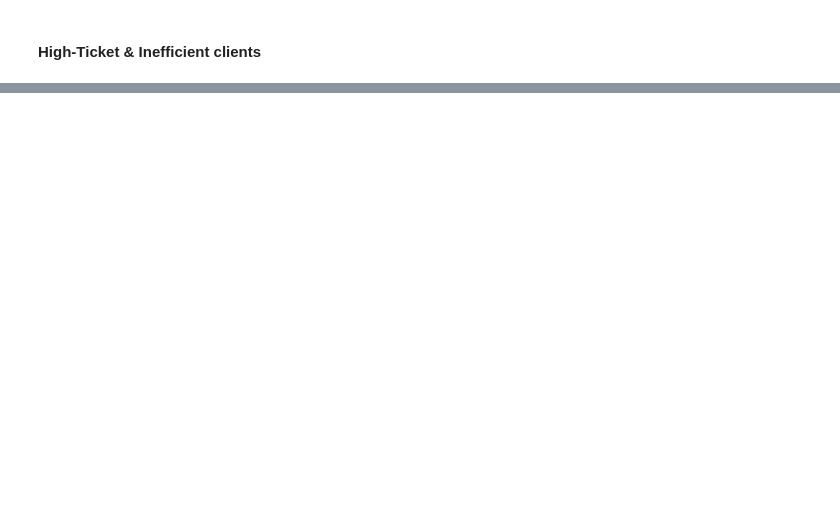
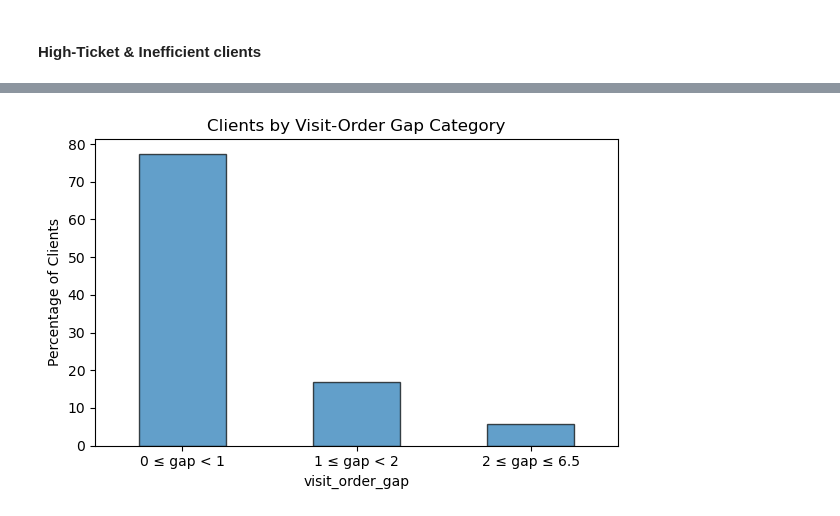
Before and after one commit to adriansotomora/capstone_project, a Jupyter notebook: scripts/eda_sebas.ipynb, the cells around one changed output, grey strips where cells are left out. Cells and saved outputs as stored; diff of their text form; code cells hidden in the pictures; blank space fills up the shorter version.

```diff
--- a/scripts/eda_sebas.ipynb
+++ b/scripts/eda_sebas.ipynb
@@ -176,0 +244,14 @@ There are bars that  past 100, 200, even 300 extra visits. Those are a few accou
+# %%
+# define your bins and labels
+bins = [0, 1, 2, gap.max() + 1e-6]   # add a tiny epsilon so the max is included
+labels = ['0 ≤ gap < 1', '1 ≤ gap < 2', f'2 ≤ gap ≤ {gap.max():.1f}']
+
+# cut into categories
+categories = pd.cut(gap, bins=bins, right=False, labels=labels)
+
+# compute value counts as percentages
+pct = categories.value_counts(normalize=True) * 100
+
+# print nicely
+for label, p in pct.items():
+    print(f"{label}: {p:.2f}% of clients")
@@ -177,3 +270,12 @@ There are bars that  past 100, 200, even 300 extra visits. Those are a few accou
+# %%
+pct.plot.bar(figsize=(6,4), edgecolor='black', alpha=0.7)
+plt.ylabel('Percentage of Clients')
+plt.title('Clients by Visit-Order Gap Category')
+plt.xticks(rotation=0)
+plt.tight_layout()
+plt.show()
+# %% [output]
+[figure, added]
 # %%
 import numpy as np
 numeric = hv_ineff.select_dtypes(include=[np.number])
```
Also changed, not shown: parts of 68 cells of this notebook, 2 other files.
